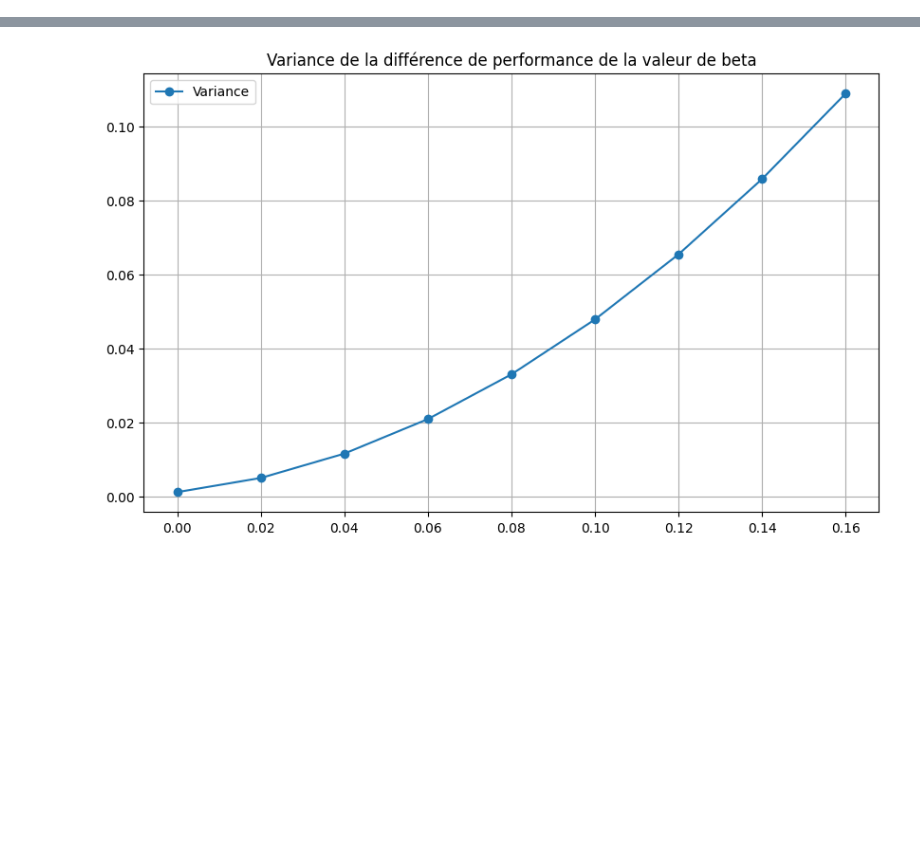
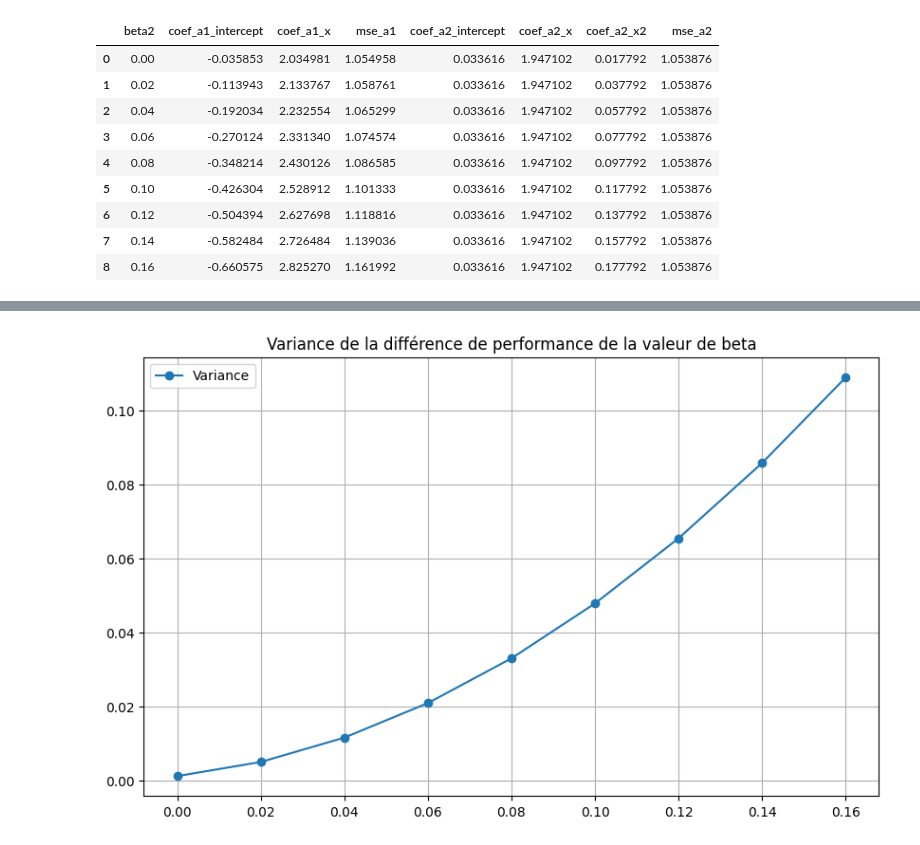
Before and after one commit to AntoineGilsonGH/The-Design-and-Analysis-of-Benchmark-Experiments, a Jupyter notebook: Implementation.ipynb, the cells around one changed output, grey strips where cells are left out. Cells and saved outputs as stored; diff of their text form; code cells hidden in the pictures; blank space fills up the shorter version.

```diff
--- a/Implementation.ipynb
+++ b/Implementation.ipynb
@@ -24,28 +26,22 @@ for beta2 in beta2_values: # Premier essai
     model_a1 = LinearRegression().fit(x_reshape, y)
     y_pred_a1 = model_a1.predict(x_reshape)
     mse_a1.append(mean_squared_error(y, y_pred_a1))
+    coef_a1 = (model_a1.intercept_, model_a1.coef_[0])
 
     # Model a2: quadratic regression (y ~ x + x^2)
     x_quad = np.column_stack((x, x**2))
     model_a2 = LinearRegression().fit(x_quad, y)
     y_pred_a2 = model_a2.predict(x_quad)
     mse_a2.append(mean_squared_error(y, y_pred_a2))
+    coef_a2 = (model_a2.intercept_, model_a2.coef_[0], model_a2.coef_[1])
 
-plt.figure(figsize=(10, 6))
-plt.plot(beta2_values, mse_a1, label='Linear Regression', marker='o')
-plt.plot(beta2_values, mse_a2, label='Quadratic Regression', marker='o')
-plt.xlabel(r'beta_2')
-plt.ylabel('Mean Squared Error')
-plt.title('Mean Squared Error vs beta_2 for Linear and Quadratic Models')
-plt.legend()
-plt.grid(True)
-plt.show()
-
-# avec le dernier beta
-plt.figure(figsize=(10, 6))
-plt.plot(x, y, label='Original Regression', marker='o')
-plt.plot(x, y_pred_a1, label='Linear Regression', marker='o')
-plt.plot(x, y_pred_a2, label='Quad Regression', marker='o')
-plt.legend()
-plt.grid(True)
-plt.show()
+    results.append({
+        'beta2': beta2,
+        'coef_a1_intercept': coef_a1[0],
+        'coef_a1_x': coef_a1[1],
+        'mse_a1': mean_squared_error(y, y_pred_a1),
+        'coef_a2_intercept': coef_a2[0],
+        'coef_a2_x': coef_a2[1],
+        'coef_a2_x2': coef_a2[2],
+        'mse_a2': mean_squared_error(y, y_pred_a2)
+    })
@@ -54,0 +61,14 @@ plt.show()
+# %%
+df_results = pd.DataFrame(results)
+df_results
+# %% [output]
+|  | beta2 | coef_a1_intercept | coef_a1_x | mse_a1 | coef_a2_intercept | coef_a2_x | coef_a2_x2 | mse_a2 |
+| 0 | 0.00 | -0.035853 | 2.034981 | 1.054958 | 0.033616 | 1.947102 | 0.017792 | 1.053876 |
+| 1 | 0.02 | -0.113943 | 2.133767 | 1.058761 | 0.033616 | 1.947102 | 0.037792 | 1.053876 |
+| 2 | 0.04 | -0.192034 | 2.232554 | 1.065299 | 0.033616 | 1.947102 | 0.057792 | 1.053876 |
+| 3 | 0.06 | -0.270124 | 2.331340 | 1.074574 | 0.033616 | 1.947102 | 0.077792 | 1.053876 |
+| 4 | 0.08 | -0.348214 | 2.430126 | 1.086585 | 0.033616 | 1.947102 | 0.097792 | 1.053876 |
+| 5 | 0.10 | -0.426304 | 2.528912 | 1.101333 | 0.033616 | 1.947102 | 0.117792 | 1.053876 |
+| 6 | 0.12 | -0.504394 | 2.627698 | 1.118816 | 0.033616 | 1.947102 | 0.137792 | 1.053876 |
+| 7 | 0.14 | -0.582484 | 2.726484 | 1.139036 | 0.033616 | 1.947102 | 0.157792 | 1.053876 |
+| 8 | 0.16 | -0.660575 | 2.825270 | 1.161992 | 0.033616 | 1.947102 | 0.177792 | 1.053876 |
```
Also changed, not shown: parts of 11 cells of this notebook, 1 other file.
